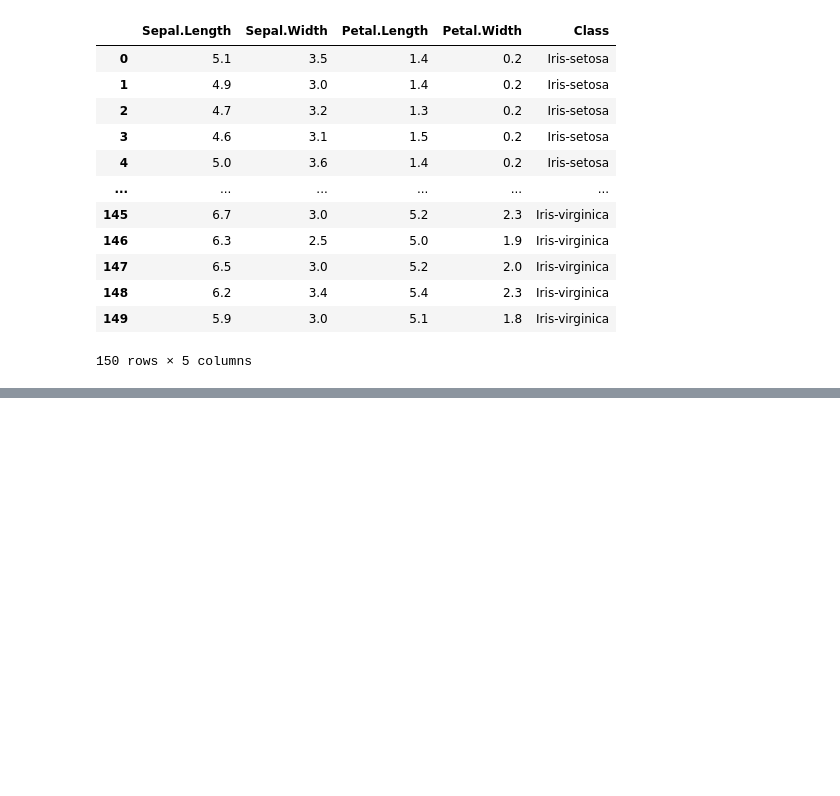
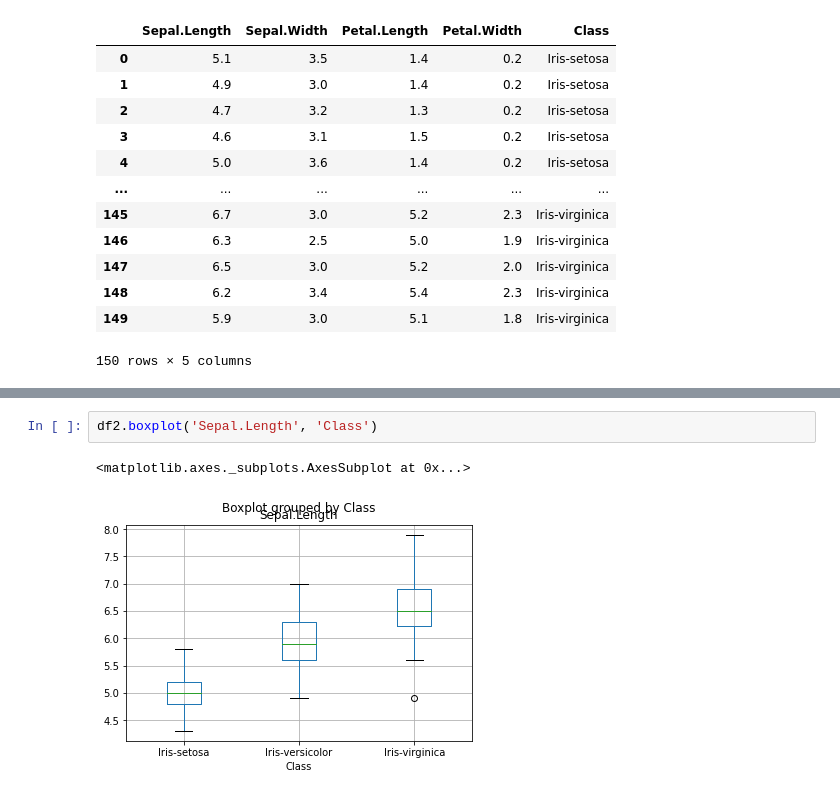
Before and after one commit to nikolacao/CMU-PGSS-2022, a Jupyter notebook: Week01/MyFirstNotebook.ipynb, the cells around one changed output, grey strips where cells are left out. Cells and saved outputs as stored; diff of their text form; blank space fills up the shorter version.

```diff
--- a/Week01/MyFirstNotebook.ipynb
+++ b/Week01/MyFirstNotebook.ipynb
@@ -108,0 +127,5 @@ df2
+# %%
+df2.boxplot('Sepal.Length', 'Class')
+# %% [output]
+<matplotlib.axes._subplots.AxesSubplot at 0x...>
+[figure, added]
```
Also changed, not shown: parts of 4 cells of this notebook.
